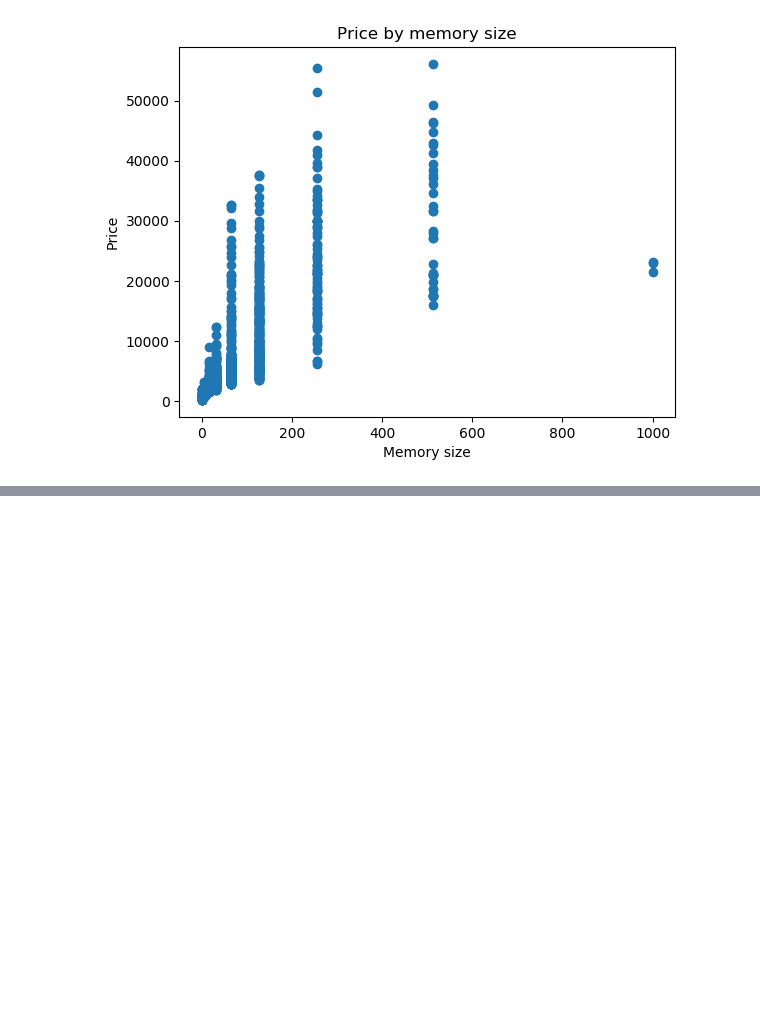
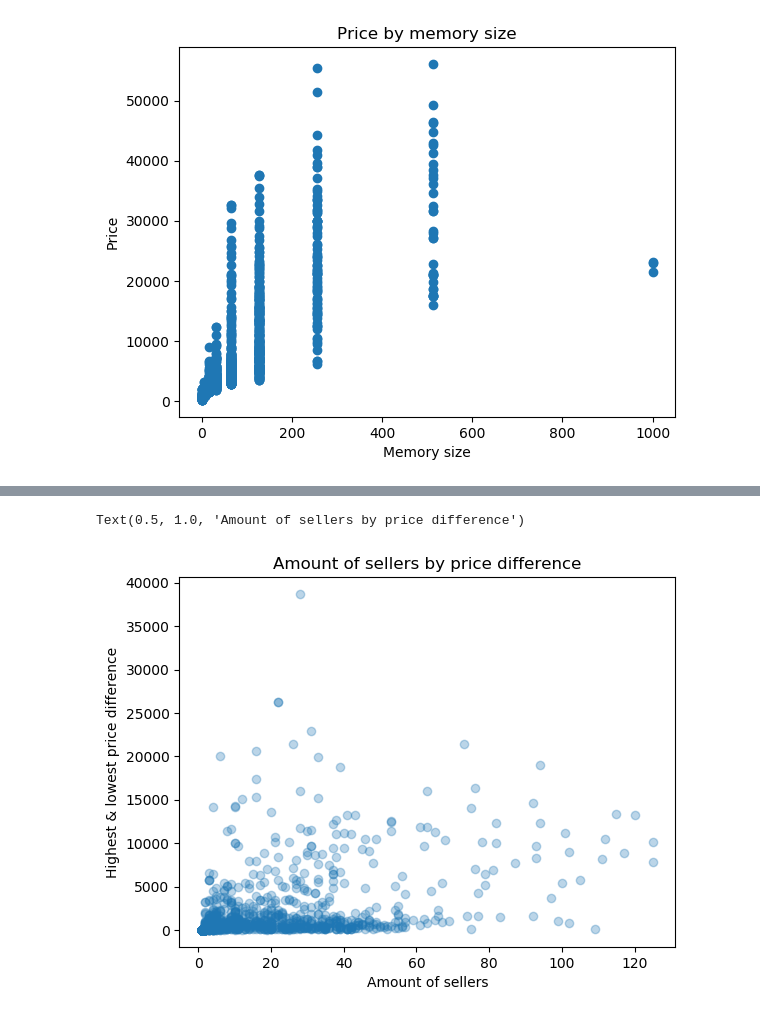
Before and after one commit to kiotokio/IDP, a Jupyter notebook: data_visualisation.ipynb, the cells around one changed output, grey strips where cells are left out. Saved outputs shown, nothing was run; the diff lists cells and outputs as text; code cells hidden in the pictures; blank space fills up the shorter version.

```diff
--- a/data_visualisation.ipynb
+++ b/data_visualisation.ipynb
@@ -74,0 +85,15 @@ Text(0.5, 1.0, 'Screen by battery size')
+# %%
+temp = data[data.lowest_price.isna()]
+temp.lowest_price = temp.best_price
+temp.highest_price = temp.best_price
+data[data.lowest_price.isna()] = temp
+# %%
+diff = data.highest_price.values - data.lowest_price.values
+sellers = data.sellers_amount.values
+plt.scatter(sellers, diff, alpha=0.3)
+plt.xlabel('Amount of sellers')
+plt.ylabel('Highest & lowest price difference')
+plt.title('Amount of sellers by price difference')
+# %% [output]
+Text(0.5, 1.0, 'Amount of sellers by price difference')
+[figure, added]
```
Also changed, not shown: parts of 3 cells of this notebook.
